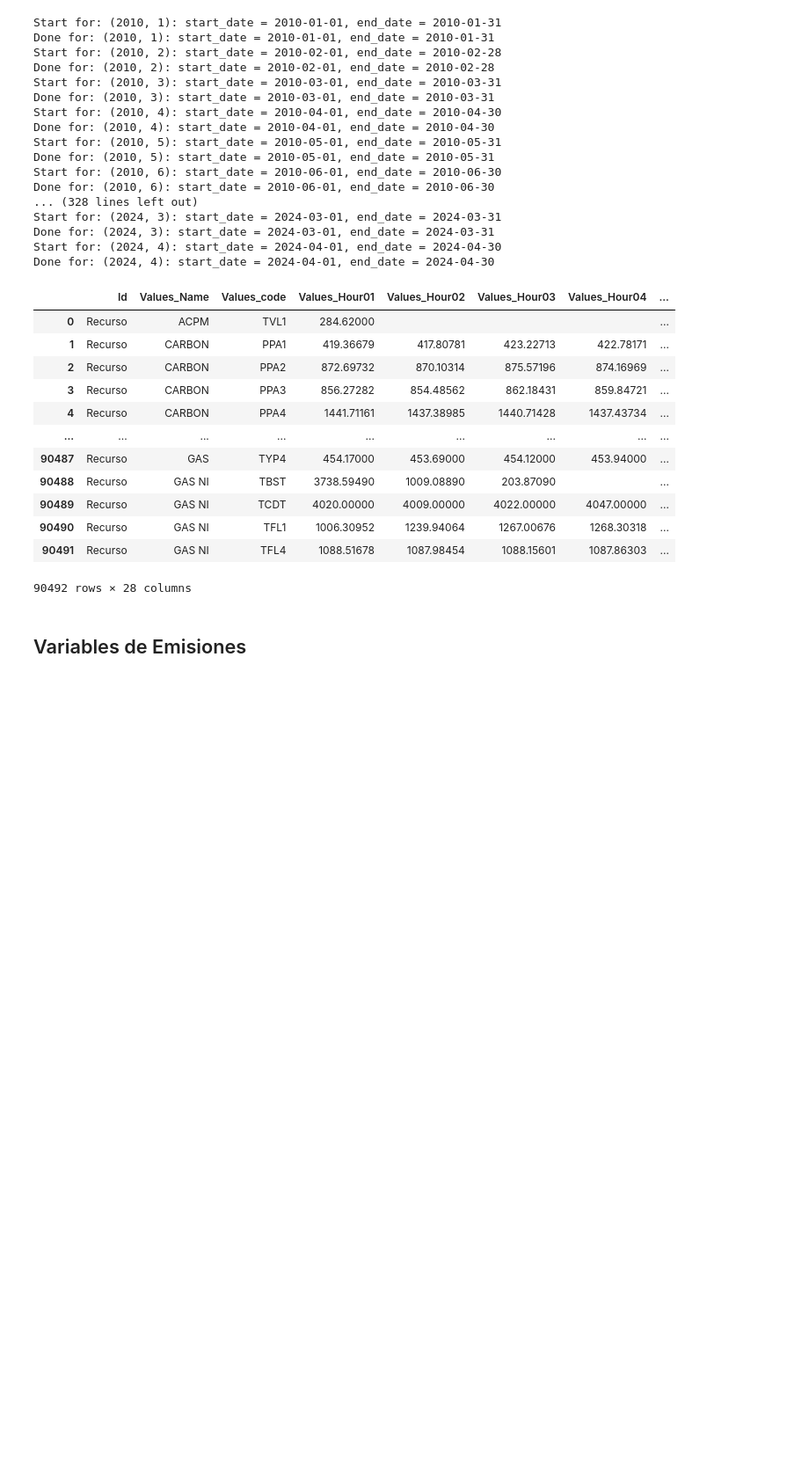
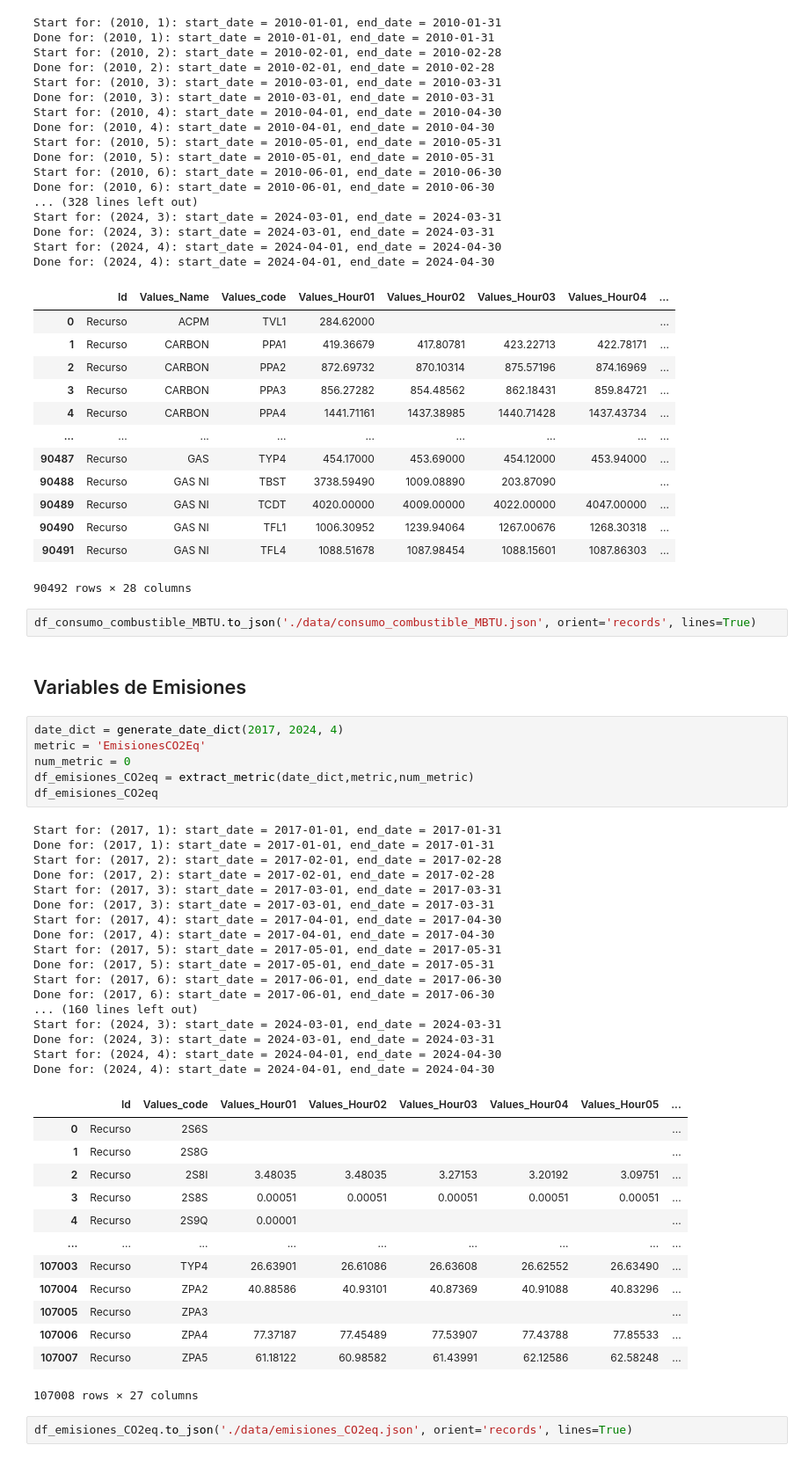
Before and after one commit to sistema-electrico-colombia/extraccion-datos-API, a Jupyter notebook: extraccion_datos_api_xm.ipynb, the cells around one changed output. Shown at 88% size. Cells and saved outputs as stored; diff of their text form; blank space fills up the shorter version.

Commit message:
[ADD] Agregado emisiones de CO2💨

```diff
--- a/extraccion_datos_api_xm.ipynb
+++ b/extraccion_datos_api_xm.ipynb
@@ -1214,5 +1214,46 @@ Done for: (2024, 4): start_date = 2024-04-01, end_date = 2024-04-30
 | 90490 | Recurso | GAS NI | TFL1 | 1006.30952 | 1239.94064 | 1267.00676 | 1268.30318 | ... |
 | 90491 | Recurso | GAS NI | TFL4 | 1088.51678 | 1087.98454 | 1088.15601 | 1087.86303 | ... |
 90492 rows × 28 columns
+# %%
+df_consumo_combustible_MBTU.to_json('./data/consumo_combustible_MBTU.json', orient='records', lines=True)
 # %% [markdown]
 ## Variables de Emisiones
+# %%
+date_dict = generate_date_dict(2017, 2024, 4)
+metric = 'EmisionesCO2Eq'
+num_metric = 0
+df_emisiones_CO2eq = extract_metric(date_dict,metric,num_metric)
+df_emisiones_CO2eq
+# %% [output]
+Start for: (2017, 1): start_date = 2017-01-01, end_date = 2017-01-31
+Done for: (2017, 1): start_date = 2017-01-01, end_date = 2017-01-31
+Start for: (2017, 2): start_date = 2017-02-01, end_date = 2017-02-28
+Done for: (2017, 2): start_date = 2017-02-01, end_date = 2017-02-28
+Start for: (2017, 3): start_date = 2017-03-01, end_date = 2017-03-31
+Done for: (2017, 3): start_date = 2017-03-01, end_date = 2017-03-31
+Start for: (2017, 4): start_date = 2017-04-01, end_date = 2017-04-30
+Done for: (2017, 4): start_date = 2017-04-01, end_date = 2017-04-30
+Start for: (2017, 5): start_date = 2017-05-01, end_date = 2017-05-31
+Done for: (2017, 5): start_date = 2017-05-01, end_date = 2017-05-31
+Start for: (2017, 6): start_date = 2017-06-01, end_date = 2017-06-30
+Done for: (2017, 6): start_date = 2017-06-01, end_date = 2017-06-30
+... (160 lines left out)
+Start for: (2024, 3): start_date = 2024-03-01, end_date = 2024-03-31
+Done for: (2024, 3): start_date = 2024-03-01, end_date = 2024-03-31
+Start for: (2024, 4): start_date = 2024-04-01, end_date = 2024-04-30
+Done for: (2024, 4): start_date = 2024-04-01, end_date = 2024-04-30
+|  | Id | Values_code | Values_Hour01 | Values_Hour02 | Values_Hour03 | Values_Hour04 | Values_Hour05 | ... |
+| 0 | Recurso | 2S6S |  |  |  |  |  | ... |
+| 1 | Recurso | 2S8G |  |  |  |  |  | ... |
+| 2 | Recurso | 2S8I | 3.48035 | 3.48035 | 3.27153 | 3.20192 | 3.09751 | ... |
+| 3 | Recurso | 2S8S | 0.00051 | 0.00051 | 0.00051 | 0.00051 | 0.00051 | ... |
+| 4 | Recurso | 2S9Q | 0.00001 |  |  |  |  | ... |
+| ... | ... | ... | ... | ... | ... | ... | ... | ... |
+| 107003 | Recurso | TYP4 | 26.63901 | 26.61086 | 26.63608 | 26.62552 | 26.63490 | ... |
+| 107004 | Recurso | ZPA2 | 40.88586 | 40.93101 | 40.87369 | 40.91088 | 40.83296 | ... |
+| 107005 | Recurso | ZPA3 |  |  |  |  |  | ... |
+| 107006 | Recurso | ZPA4 | 77.37187 | 77.45489 | 77.53907 | 77.43788 | 77.85533 | ... |
+| 107007 | Recurso | ZPA5 | 61.18122 | 60.98582 | 61.43991 | 62.12586 | 62.58248 | ... |
+107008 rows × 27 columns
+# %%
+df_emisiones_CO2eq.to_json('./data/emisiones_CO2eq.json', orient='records', lines=True)
```
